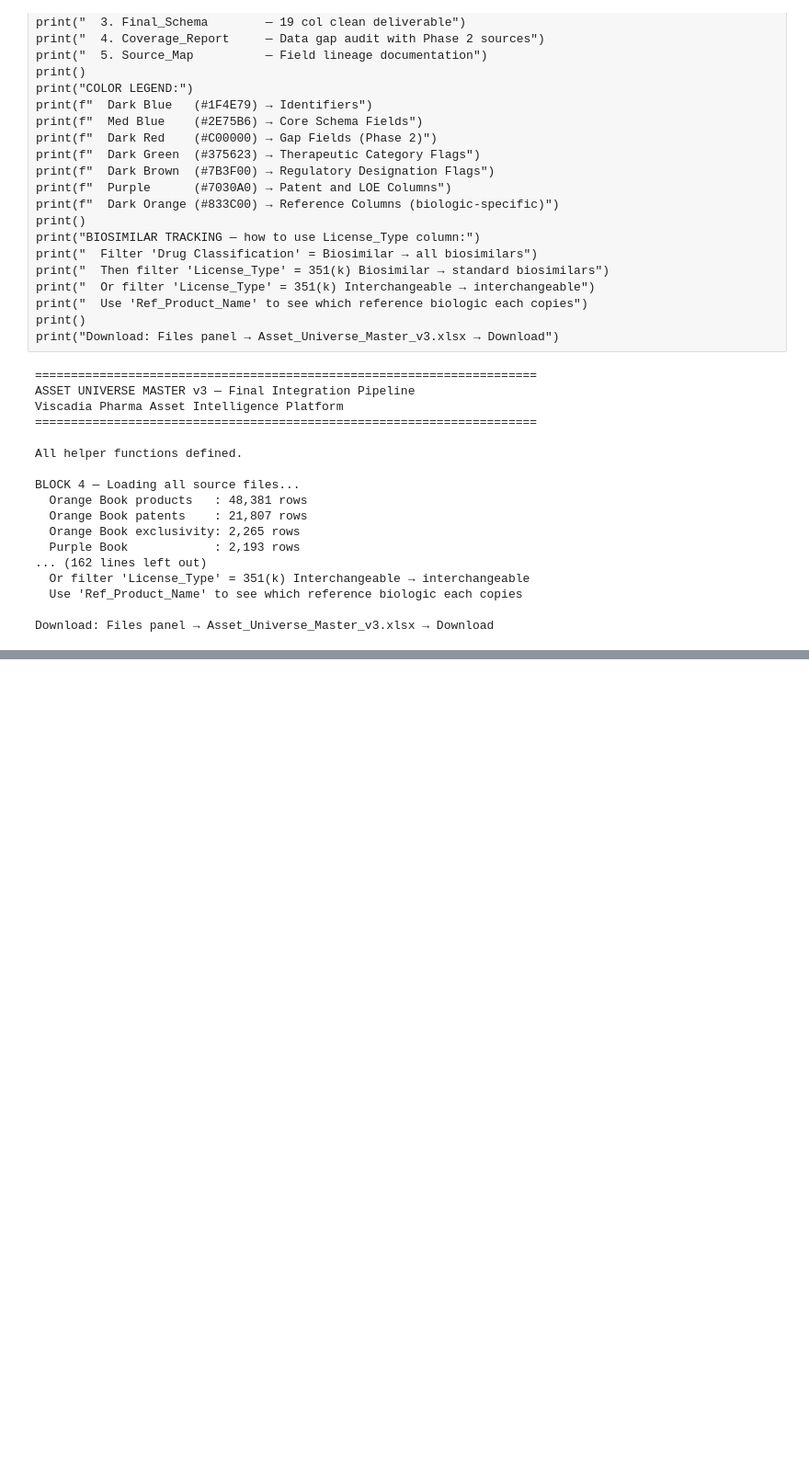
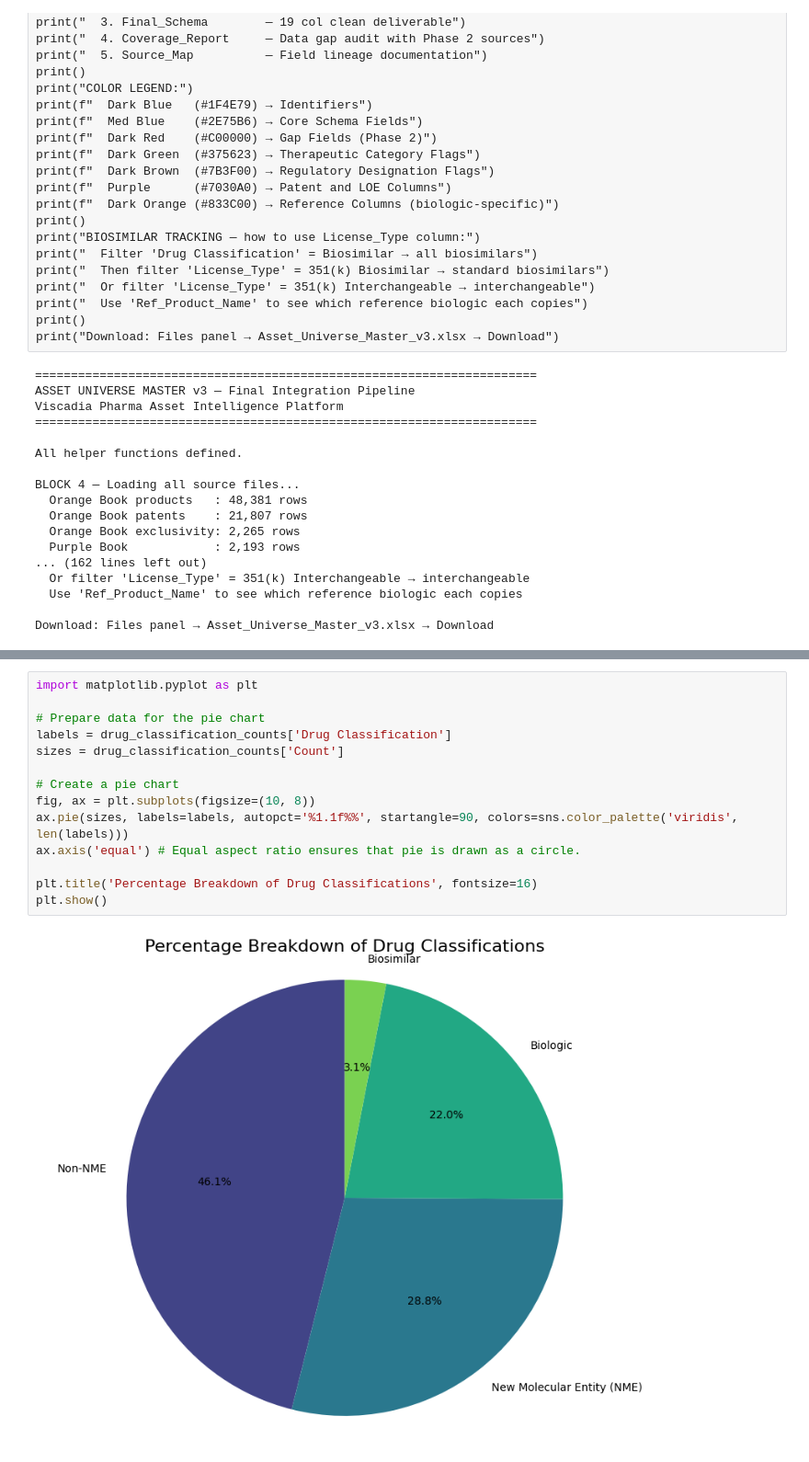
Before and after one commit to ReubenVJose/ReubenVJose.github.io, a Jupyter notebook: Draft_1_Master_schema_with_4_extracts.ipynb, the cells around one changed output, grey strips where cells are left out. Shown at 92% size. Drawn from its saved outputs; the diff is of its cells as text; blank space fills up the shorter version.

```diff
--- a/Draft_1_Master_schema_with_4_extracts.ipynb
+++ b/Draft_1_Master_schema_with_4_extracts.ipynb
@@ -1722,0 +1793,16 @@ Download: Files panel → Asset_Universe_Master_v3.xlsx → Download
+# %%
+import matplotlib.pyplot as plt
+
+# Prepare data for the pie chart
+labels = drug_classification_counts['Drug Classification']
+sizes = drug_classification_counts['Count']
+
+# Create a pie chart
+fig, ax = plt.subplots(figsize=(10, 8))
+ax.pie(sizes, labels=labels, autopct='%1.1f%%', startangle=90, colors=sns.color_palette('viridis', len(labels)))
+ax.axis('equal') # Equal aspect ratio ensures that pie is drawn as a circle.
+
+plt.title('Percentage Breakdown of Drug Classifications', fontsize=16)
+plt.show()
+# %% [output]
+[figure, added]
```
Also changed, not shown: parts of 4 cells of this notebook.
